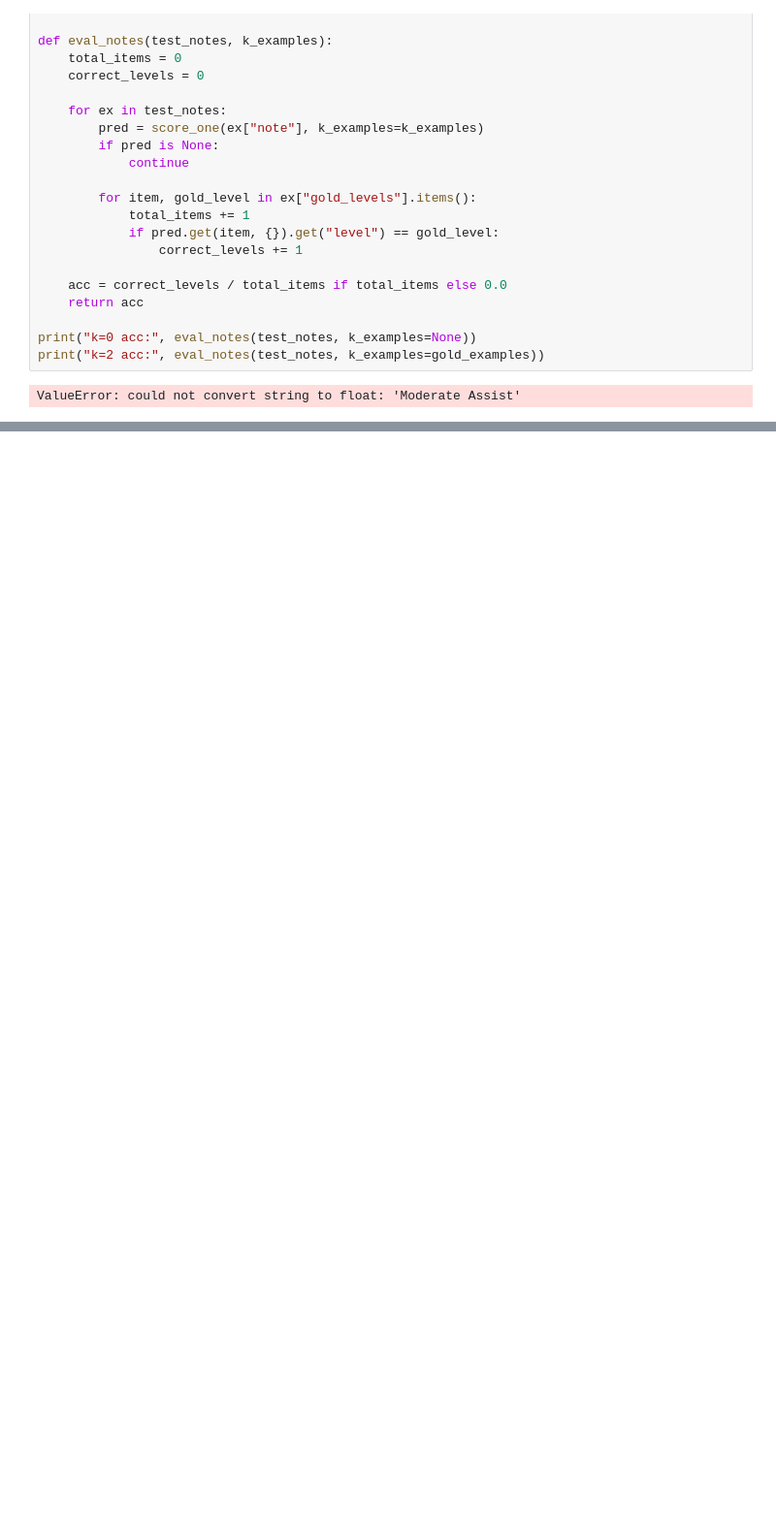
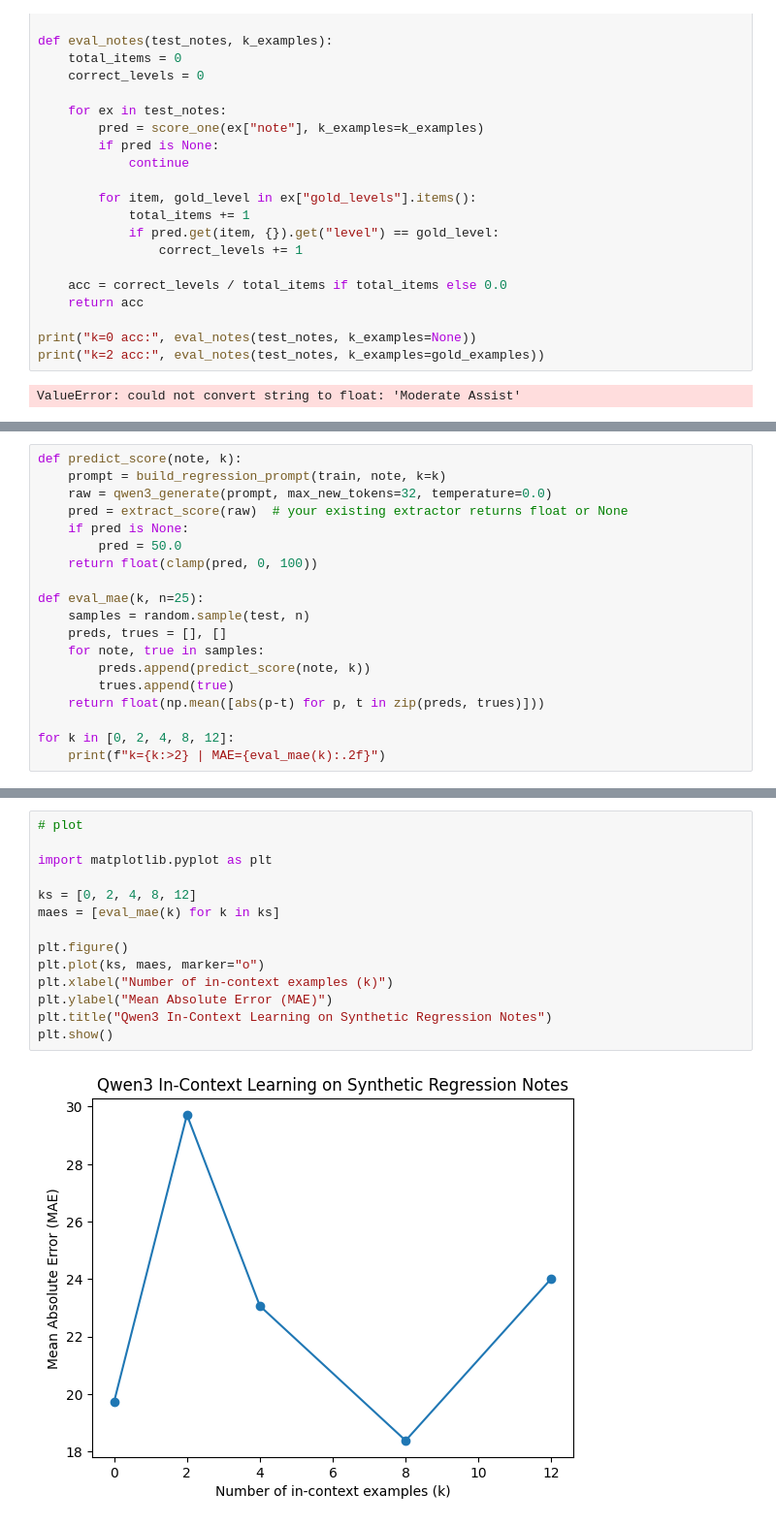
Before and after one commit to Lydia-Ye/clinical_notes_scoring_llm, a Jupyter notebook: Clinical_Text_to_Score_LLM_Demo.ipynb, the cells around one changed output, grey strips where cells are left out. Shown at 97% size. Drawn from its saved outputs; the diff is of its cells as text; blank space fills up the shorter version.

Commit message:
added k-shot ICL evaluation with a synthetic regression model

```diff
--- a/Clinical_Text_to_Score_LLM_Demo.ipynb
+++ b/Clinical_Text_to_Score_LLM_Demo.ipynb
@@ -427,0 +501,19 @@ ValueError: could not convert string to float: 'Moderate Assist'
+# %%
+def predict_score(note, k):
+    prompt = build_regression_prompt(train, note, k=k)
+    raw = qwen3_generate(prompt, max_new_tokens=32, temperature=0.0)
+    pred = extract_score(raw)  # your existing extractor returns float or None
+    if pred is None:
+        pred = 50.0
+    return float(clamp(pred, 0, 100))
+
+def eval_mae(k, n=25):
+    samples = random.sample(test, n)
+    preds, trues = [], []
+    for note, true in samples:
+        preds.append(predict_score(note, k))
+        trues.append(true)
+    return float(np.mean([abs(p-t) for p, t in zip(preds, trues)]))
+
+for k in [0, 2, 4, 8, 12]:
+    print(f"k={k:>2} | MAE={eval_mae(k):.2f}")
@@ -427,0 +546,16 @@ ValueError: could not convert string to float: 'Moderate Assist'
+# %%
+# plot
+
+import matplotlib.pyplot as plt
+
+ks = [0, 2, 4, 8, 12]
+maes = [eval_mae(k) for k in ks]
+
+plt.figure()
+plt.plot(ks, maes, marker="o")
+plt.xlabel("Number of in-context examples (k)")
+plt.ylabel("Mean Absolute Error (MAE)")
+plt.title("Qwen3 In-Context Learning on Synthetic Regression Notes")
+plt.show()
+# %% [output]
+[figure, added]
```
Also changed, not shown: parts of 6 cells of this notebook.
